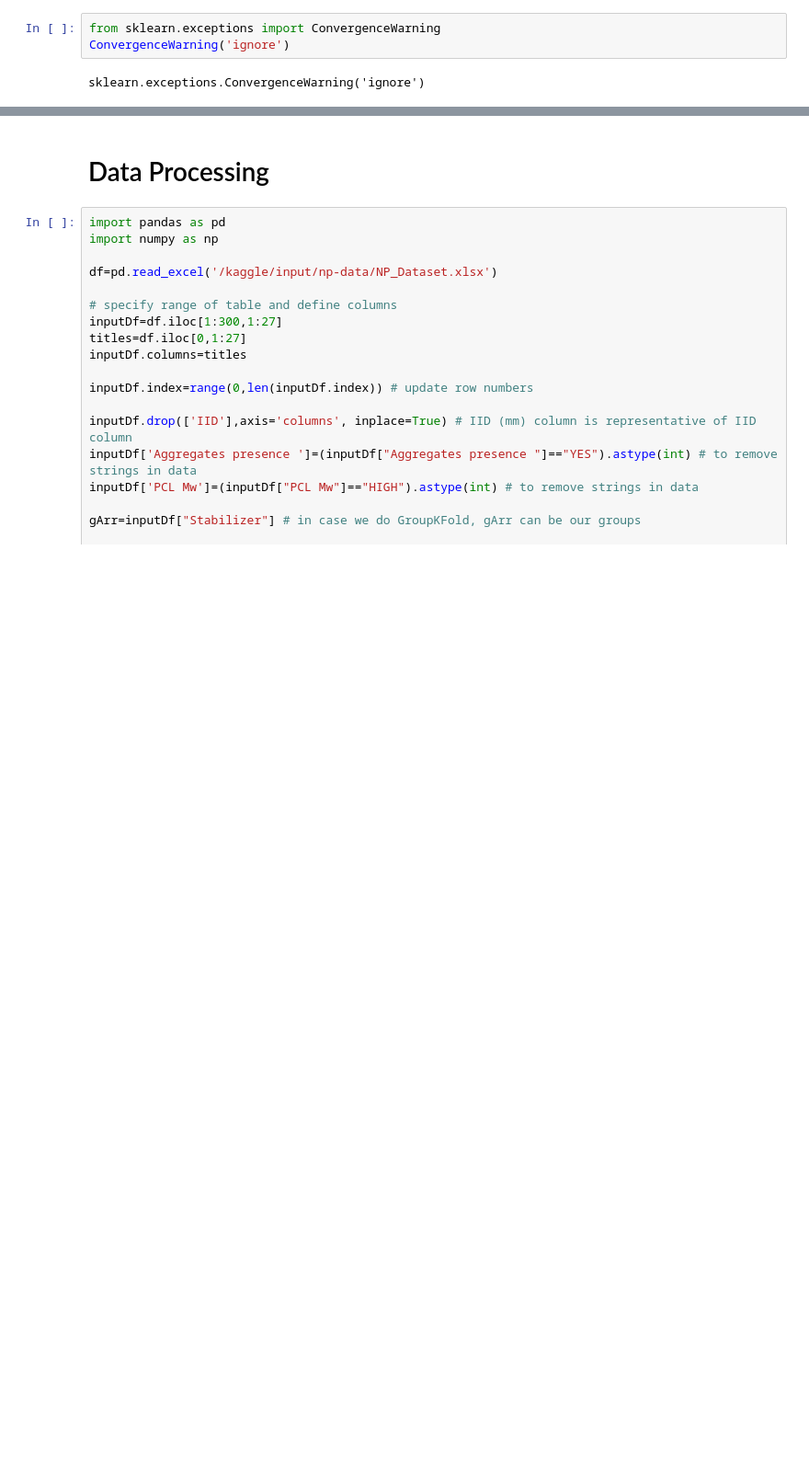
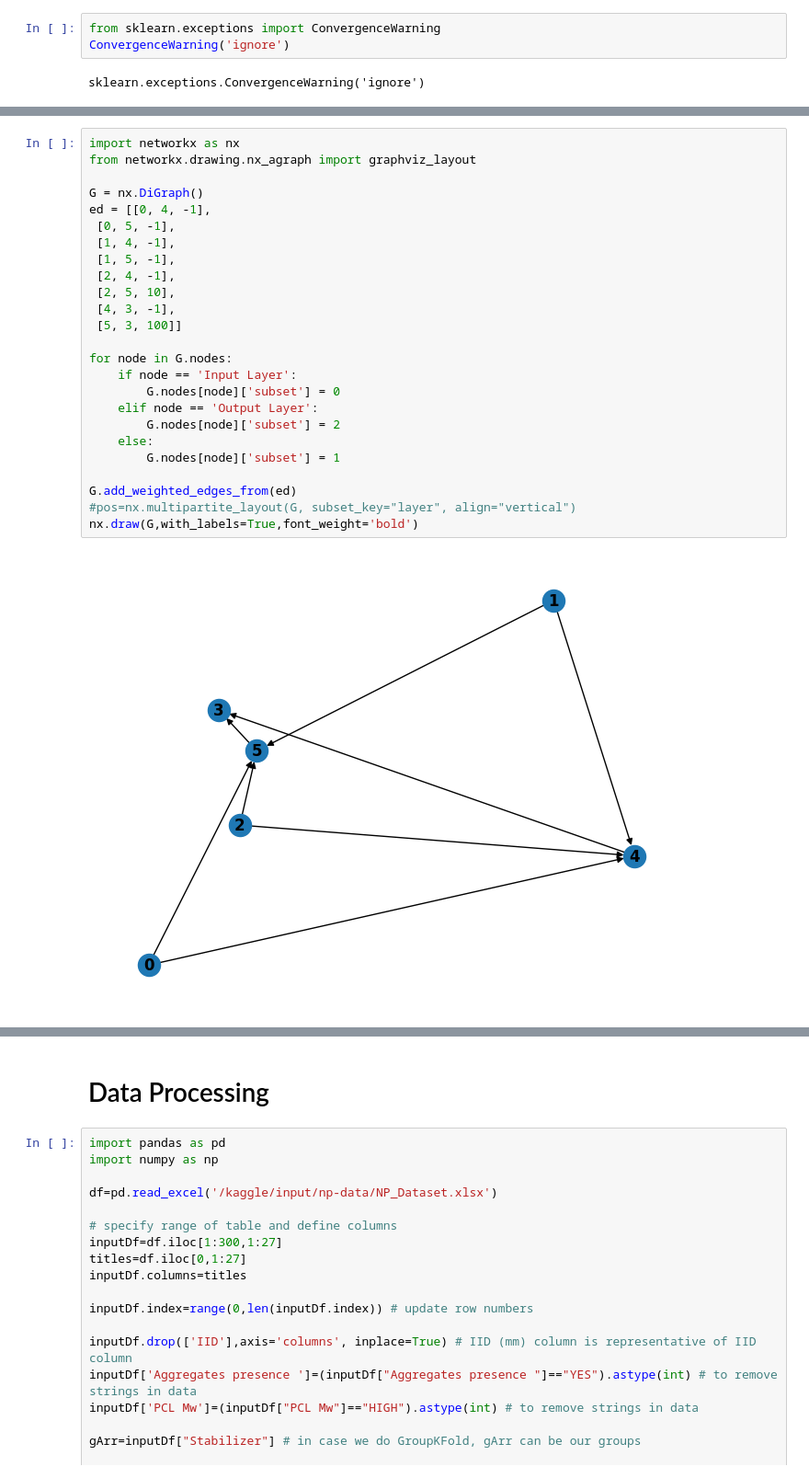
Before and after one commit to Norange01/ML_App_Repro, a Jupyter notebook: Nanoparticles/Repro_Preliminary_model_screening.ipynb, the cells around one changed output, grey strips where cells are left out. Shown: that part at 92% size. Drawn from its saved outputs; the diff is of its cells as text; blank space fills up the shorter version.

Commit message:
Created NN visualization code

```diff
--- a/Nanoparticles/Repro_Preliminary_model_screening.ipynb
+++ b/Nanoparticles/Repro_Preliminary_model_screening.ipynb
@@ -5,0 +44,27 @@ sklearn.exceptions.ConvergenceWarning('ignore')
+# %%
+import networkx as nx
+from networkx.drawing.nx_agraph import graphviz_layout
+
+G = nx.DiGraph()
+ed = [[0, 4, -1],
+ [0, 5, -1],
+ [1, 4, -1],
+ [1, 5, -1],
+ [2, 4, -1],
+ [2, 5, 10],
+ [4, 3, -1],
+ [5, 3, 100]]
+
+for node in G.nodes:
+    if node == 'Input Layer':
+        G.nodes[node]['subset'] = 0
+    elif node == 'Output Layer':
+        G.nodes[node]['subset'] = 2
+    else:
+        G.nodes[node]['subset'] = 1
+
+G.add_weighted_edges_from(ed)
+#pos=nx.multipartite_layout(G, subset_key="layer", align="vertical")
+nx.draw(G,with_labels=True,font_weight='bold')
+# %% [output]
+[figure, added]
```
Also changed, not shown: parts of 3 cells of this notebook.
